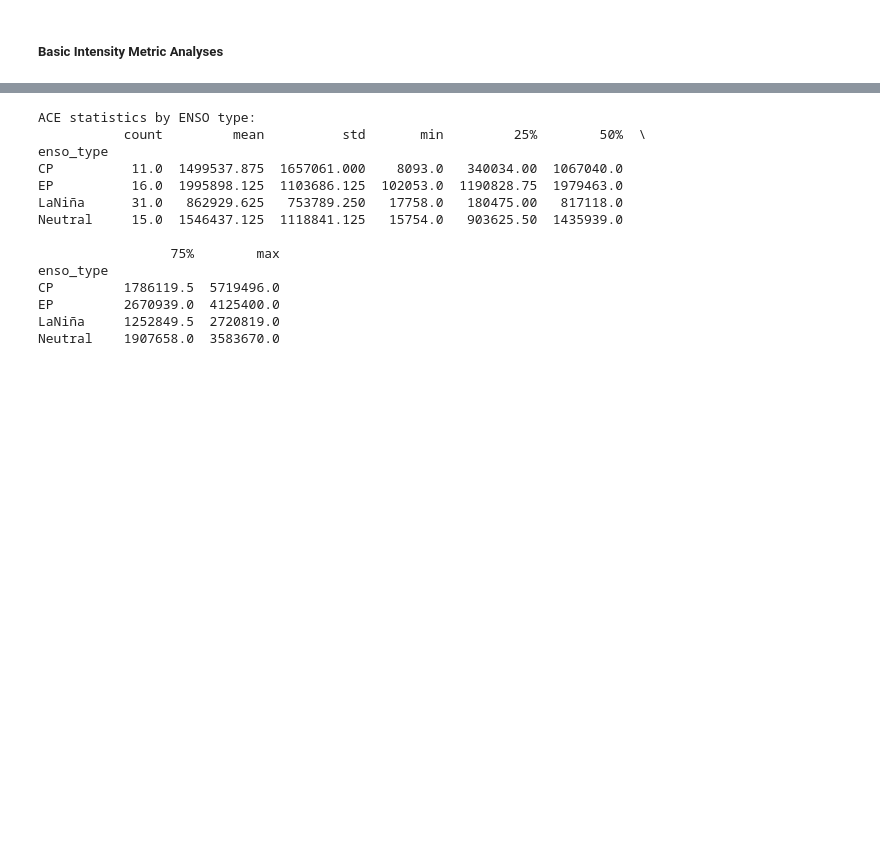
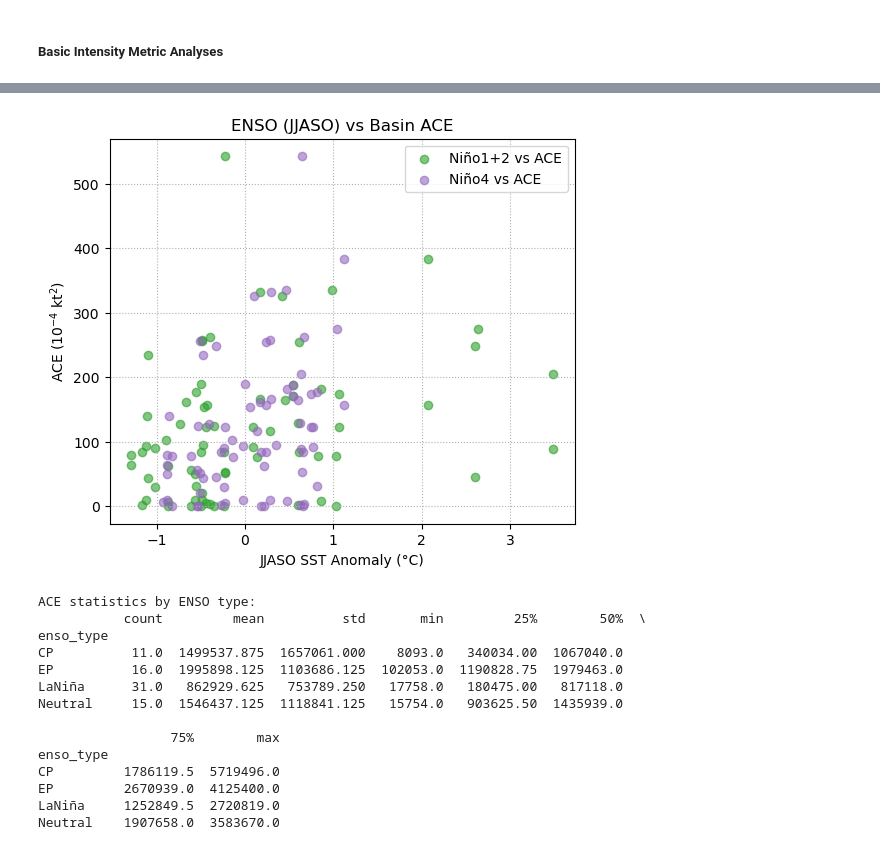
Before and after one commit to erinsatmosphere/ATMS_596_Final, a Jupyter notebook: ATMS_596_Final.ipynb, the cells around one changed output, grey strips where cells are left out. Saved outputs shown, nothing was run; the diff lists cells and outputs as text; code cells hidden in the pictures; blank space fills up the shorter version.

```diff
--- a/ATMS_596_Final.ipynb
+++ b/ATMS_596_Final.ipynb
@@ -1159,9 +1211,3 @@ Add:
 - ACE (Accumulated Cyclone Energy) = Σ(v²) over the lifetime of the storm: reflects total seasonal energy, not just peak intensity.
 - MaxWind (maximum sustained wind): provides a complementary measure of per-storm intensity.
 - These two together capture basin-wide energy production, the strongest storm each year, and ENSO’s influence on atmospheric conditions favorable or unfavorable for intensification
-# %%
-# create column for v^2 needed for ACE calculation
-df_tc['v2'] = df_tc['wind']**2
-
-# 6 h step length (days) – not used in ACE sum
-DT_DAYS = 6/24.0
@@ -1246,3 +1278,18 @@ print(df_merged)
+# %%
+# scatter: ENSO indices vs ACE (does stronger EP/CP signal co-vary with basin ACE?)
+plt.figure(figsize=(6,5))
+plt.scatter(df_merged['nino12'], df_merged['ACE'],
+            label='Niño1+2 vs ACE', color='tab:green', alpha=0.6)
+plt.scatter(df_merged['nino4'],  df_merged['ACE'],
+            label='Niño4 vs ACE',  color='tab:purple', alpha=0.6)
+plt.xlabel('JJASO SST Anomaly (°C)')
+plt.ylabel('ACE (10$^{-4}$ kt$^{2}$)')
+plt.title('ENSO (JJASO) vs Basin ACE')
+plt.legend()
+plt.grid(True, linestyle=':')
+plt.show()
+# %% [output]
+[figure, added]
 # %%
 # EDA: ACE distribution by ENSO category
 print("ACE statistics by ENSO type:")
```
Also changed, not shown: parts of 8 cells of this notebook, 1 other file.
